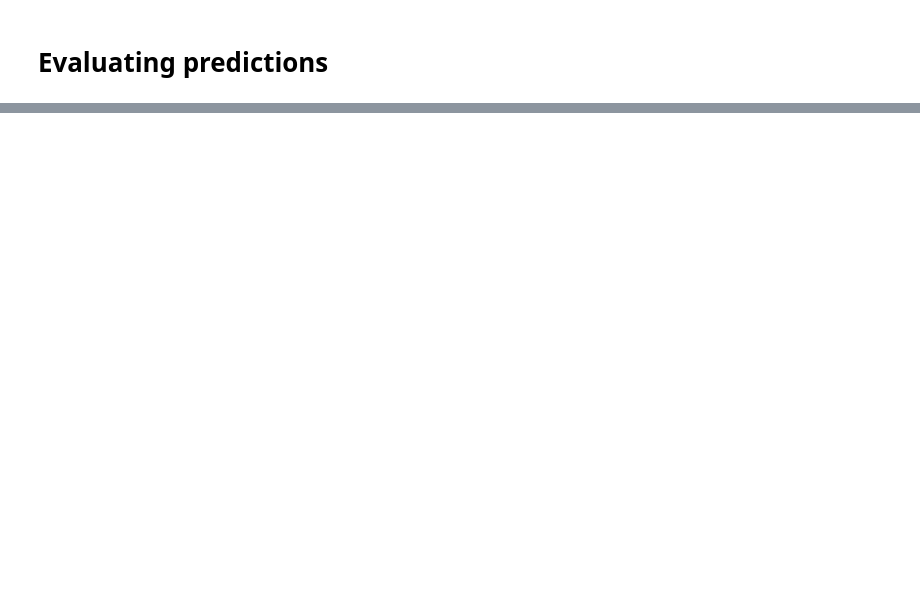
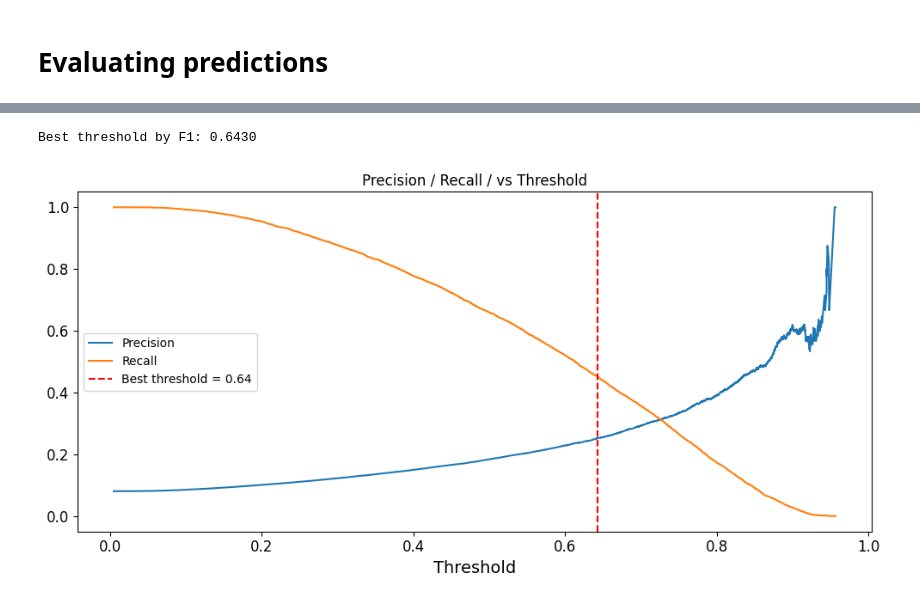
Before and after one commit to cristian0831/ML_proyects, a Jupyter notebook: Classification/credit_risk/home_credit_risk.ipynb, the cells around one changed output, grey strips where cells are left out. Cells and saved outputs as stored; diff of their text form; code cells hidden in the pictures; blank space fills up the shorter version.

```diff
--- a/Classification/credit_risk/home_credit_risk.ipynb
+++ b/Classification/credit_risk/home_credit_risk.ipynb
@@ -886,0 +936,25 @@ Top 20 features:
+# %%
+# lets find the optimal thereshold to get the right recall/precision tradeoff
+
+# recall and precision in function of threshold
+precisions, recalls, thresholds = precision_recall_curve(y_val, y_pred_prob_xgb)
+
+# get the best thresholds
+
+f1_scores = 2 * (precisions * recalls) / (precisions + recalls + 1e-9)
+best_threshold = thresholds[f1_scores.argmax()]
+print(f"Best threshold by F1: {best_threshold:.4f}")
+
+# Plot precision and recall vs threshold
+fig, ax = plt.subplots(figsize=(10, 5))
+ax.plot(thresholds, precisions[:-1], label="Precision")
+ax.plot(thresholds, recalls[:-1],    label="Recall")
+ax.axvline(best_threshold, color="red", linestyle="--", label=f"Best threshold = {best_threshold:.2f}")
+ax.set_xlabel("Threshold")
+ax.set_title("Precision / Recall / vs Threshold")
+ax.legend()
+plt.tight_layout()
+plt.show()
+# %% [output]
+Best threshold by F1: 0.6430
+[figure, added]
```
Also changed, not shown: parts of 36 cells of this notebook, 1 other file.
